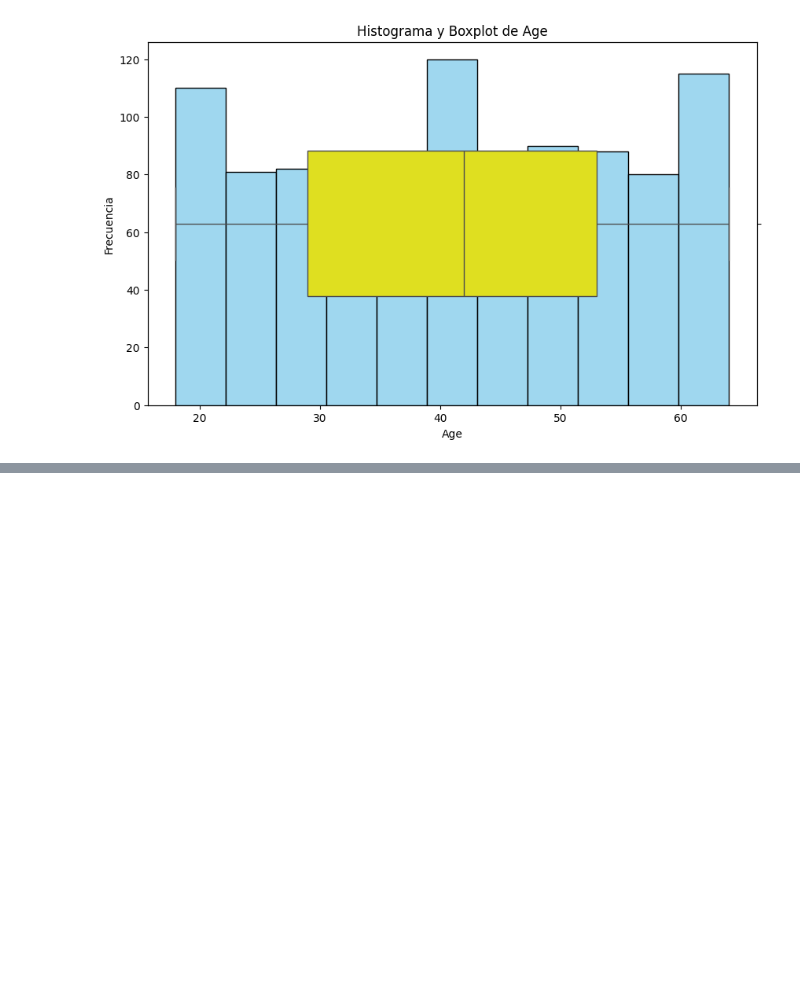
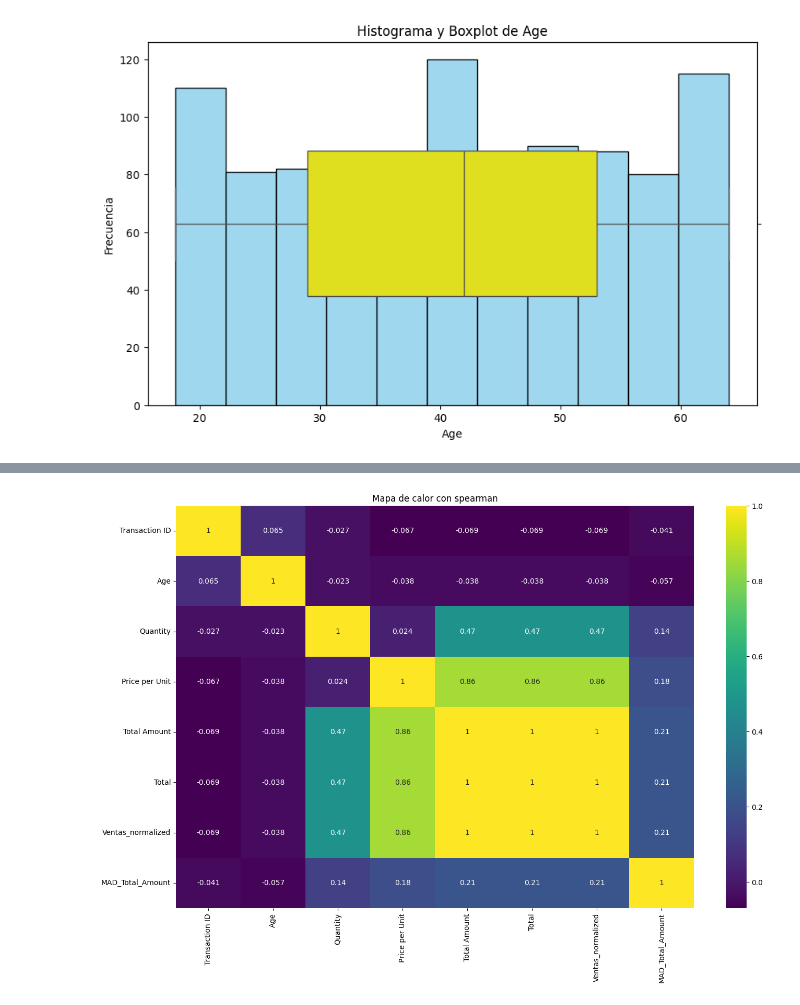
Before and after one commit to MathiasOrtiz/retail-sales-analysis, a Jupyter notebook: retail-sales-analysis.ipynb, the cells around one changed output, grey strips where cells are left out. Cells and saved outputs as stored; diff of their text form; code cells hidden in the pictures; blank space fills up the shorter version.

```diff
--- a/retail-sales-analysis.ipynb
+++ b/retail-sales-analysis.ipynb
@@ -798,0 +885,8 @@ plt.show()
+# %%
+#Ahora de los otros métodos
+plt.figure(figsize = (16, 10))
+sns.heatmap(spearman_corr, annot = True, cmap = 'viridis')
+plt.title('Mapa de calor con spearman')
+plt.show()
+# %% [output]
+[figure, added]
```
Also changed, not shown: parts of 12 cells of this notebook.
